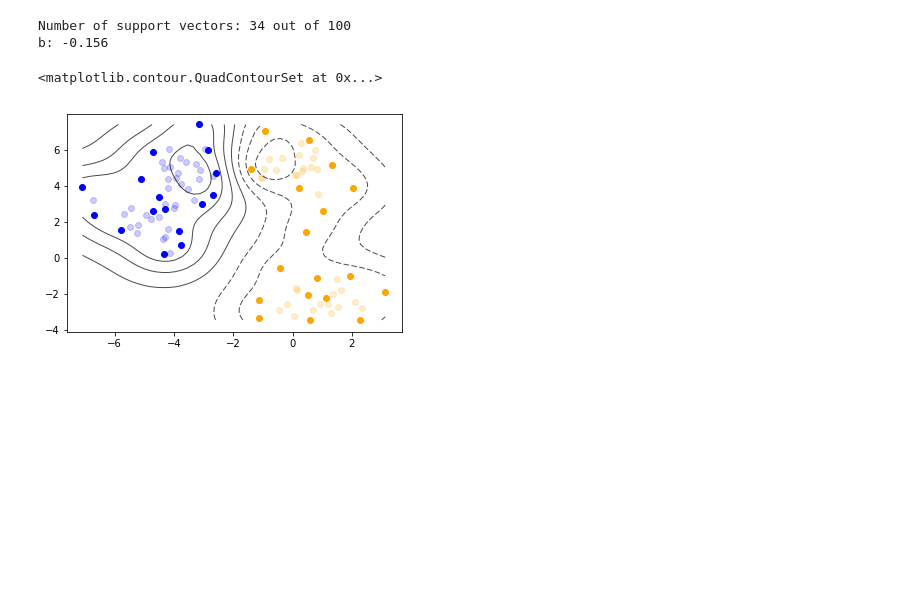
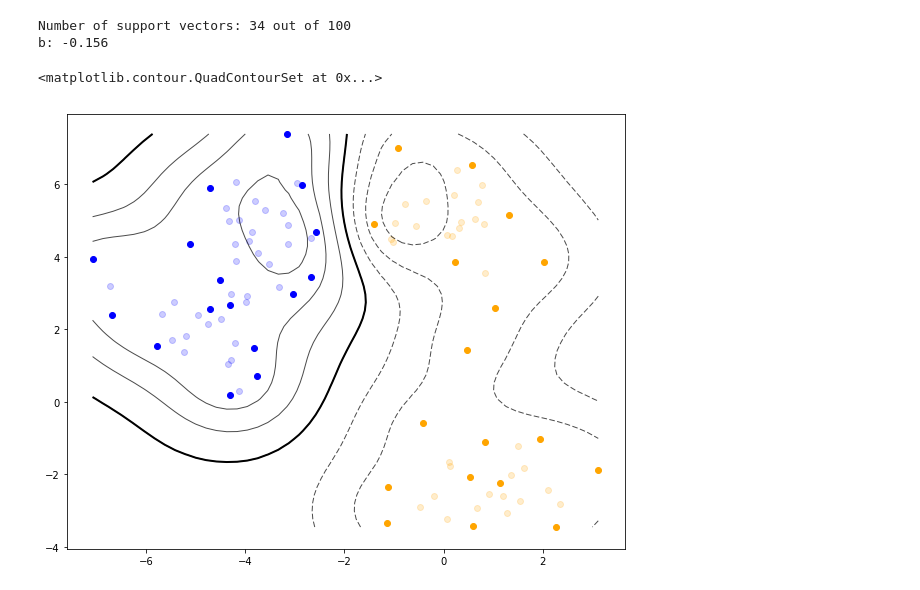
Before and after one commit to jvkersch/notebooks, a Jupyter notebook: MaximumMarginClassifiers.ipynb, the cells around one changed output. Drawn from its saved outputs; the diff is of its cells as text; code cells hidden in the pictures; blank space fills up the shorter version.

```diff
--- a/MaximumMarginClassifiers.ipynb
+++ b/MaximumMarginClassifiers.ipynb
@@ -4,6 +4,9 @@
 import numpy as np
 import matplotlib.pyplot as plt
 
+import matplotlib
+matplotlib.rcParams['figure.figsize'] = (10.0, 8.0)
+
 np.random.seed(1234)
 # %%
 from math import sin, cos, pi
@@ -168,10 +191,11 @@ Z = decision_function(XY, gaussian_kernel, support_a, support_vectors, support_l
 # %%
 plt.scatter(*samples[(labels==0) & is_support].T, color='blue')
 plt.scatter(*samples[(labels==1) & is_support].T, color='orange')
 plt.scatter(*samples[(labels==0) & ~is_support].T, alpha=0.2, color='blue')
 plt.scatter(*samples[(labels==1) & ~is_support].T, alpha=0.2, color='orange')
 
 plt.contour(X, Y, Z, colors='k', linewidths=1, alpha=0.7)
+plt.contour(X, Y, Z, [0], colors='k', linewidths=2, alpha=1.0)
 # %% [output]
 <matplotlib.contour.QuadContourSet at 0x...>
-[figure, old version]
+[figure, new version]
```
Also changed, not shown: parts of 13 cells of this notebook, 3 other files.
